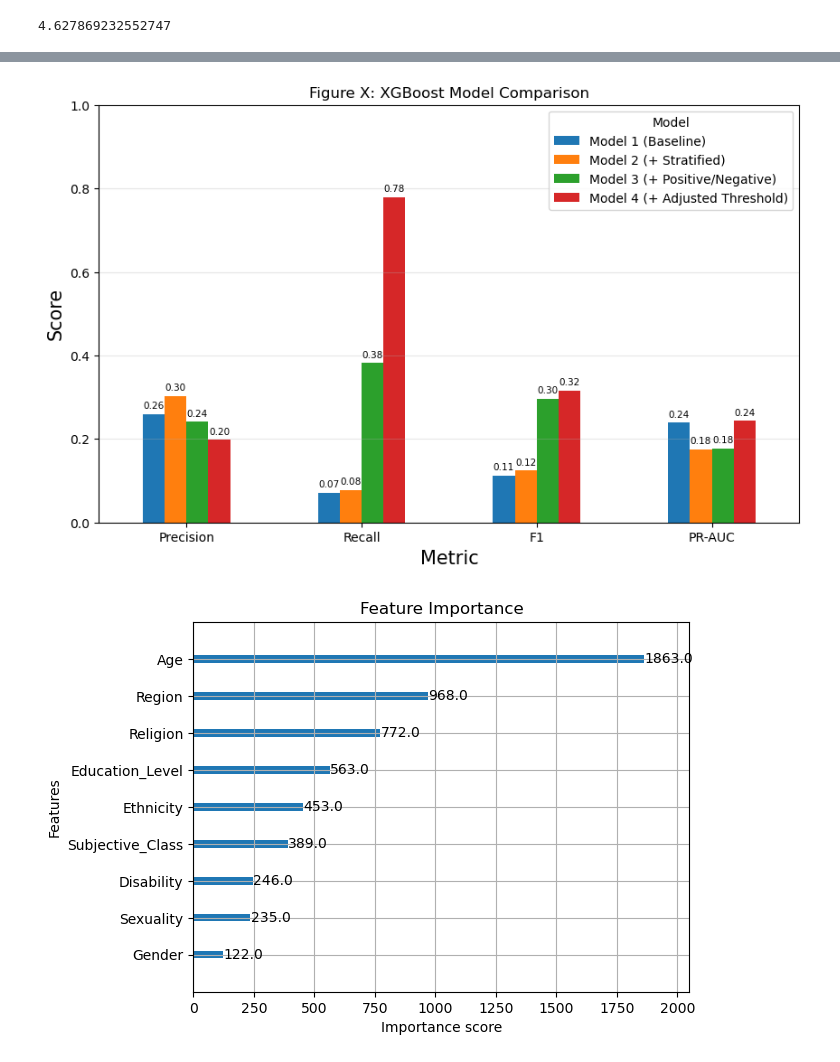
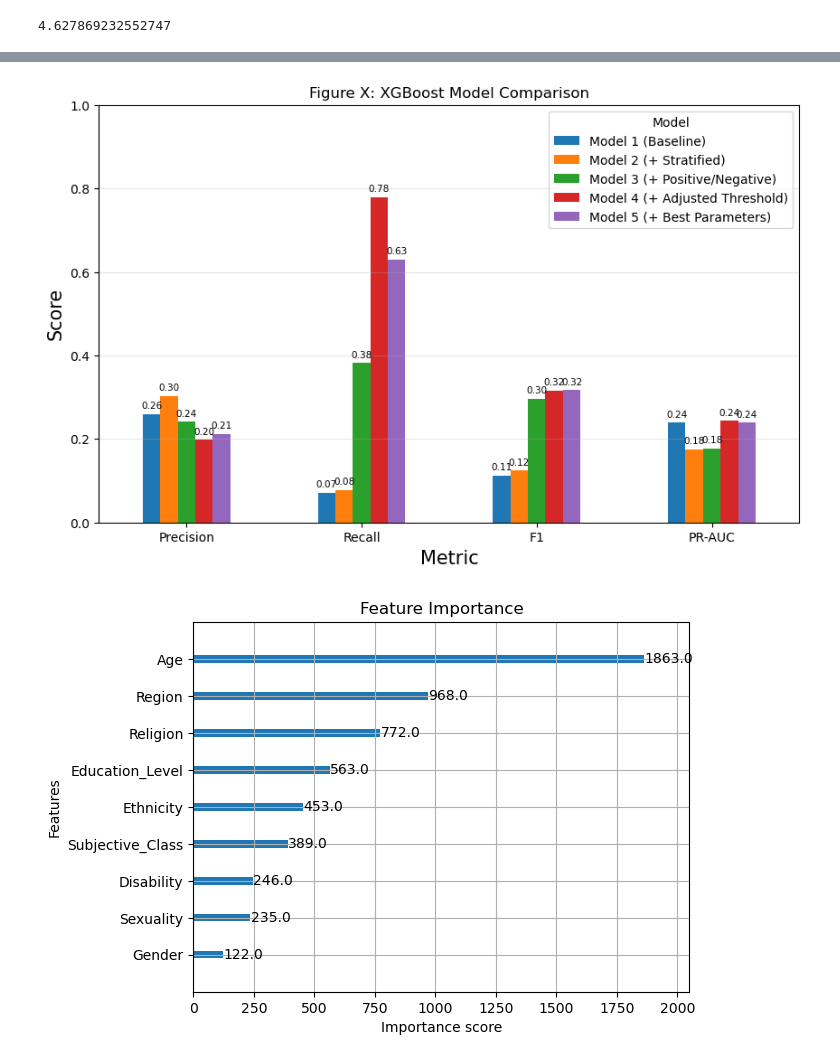
Before and after one commit to RyanWhitehead-04/MLSDS-Problem-Set-1, a Jupyter notebook: MLSDS_Problem_Set_1.ipynb, the cells around one changed output, grey strips where cells are left out. Cells and saved outputs as stored; diff of their text form; code cells hidden in the pictures.

```diff
--- a/MLSDS_Problem_Set_1.ipynb
+++ b/MLSDS_Problem_Set_1.ipynb
@@ -134,7 +135,8 @@ print(sum(BES_train_stratified[target])/len(BES_train_stratified[target]))
 print(sum(BES_test_stratified[target])/len(BES_test_stratified[target]))
 
 model2 = xgb.XGBClassifier(objective = 'binary:logistic',
-                           enable_categorical = True)
+                           enable_categorical = True,
+                           eval_metric = 'logloss')
 
 model2.fit(BES_train_stratified[features], BES_train_stratified[target])
 
@@ -161,7 +163,8 @@ print(positive/negative)
 
 model3 = xgb.XGBClassifier(objective = 'binary:logistic',
                            enable_categorical = True,
-                           scale_pos_weight = positive/negative)
+                           scale_pos_weight = positive/negative,
+                           eval_metric = 'logloss')
 
 model3.fit(BES_train_stratified[features], BES_train_stratified[target])
 
@@ -181,7 +184,8 @@ metrics3 = {
 
 model4 = xgb.XGBClassifier(objective = 'binary:logistic',
                            enable_categorical = True,
-                           scale_pos_weight = positive/negative)
+                           scale_pos_weight = positive/negative,
+                           eval_metric = 'logloss')
 
 model4.fit(BES_train_stratified[features], BES_train_stratified[target])
 
@@ -200,27 +292,49 @@ metrics4 = {
+# %%
+#Model 5 - Best Hyperparameters
+
+model5 = xgb.XGBClassifier(objective = 'binary:logistic',
+                           enable_categorical = True,
+                           scale_pos_weight = positive/negative,
+                           eval_metric = 'logloss',
+                           **best)
+
+model5.fit(BES_train_stratified[features], BES_train_stratified[target])
+
+probability_model5 = model5.predict_proba(BES_test_stratified[features])[:,1]
+
+threshold = 0.15
+pred5 = (probability_model5 >= threshold).astype(int)
+
+metrics5 = {
+    'Precision': precision_score(BES_test_stratified[target], pred5),
+    'Recall': recall_score(BES_test_stratified[target], pred5),
+    'F1': f1_score(BES_test_stratified[target], pred5),
+    'PR-AUC': average_precision_score(BES_test_stratified[target], probability_model5)}
 # %%
 #Plot metrics
 
 xgboost_model_scores = pd.DataFrame({
     'Model 1 (Baseline)': metrics1,
     'Model 2 (+ Stratified)': metrics2,
     'Model 3 (+ Positive/Negative)': metrics3,
-    'Model 4 (+ Adjusted Threshold)': metrics4})
+    'Model 4 (+ Adjusted Threshold)': metrics4,
+    "Model 5 (+ Best Parameters)": metrics5})
 
 ax = xgboost_model_scores.plot(kind = 'bar', figsize = (10, 6))
 
 for container in ax.containers:
     ax.bar_label(container, fmt = '%.2f', padding = 3, fontsize = 7.5)
 
 plt.title('Figure X: XGBoost Model Comparison')
 plt.ylabel('Score', fontsize = 15)
 plt.xlabel('Metric', fontsize = 15)
 plt.ylim(0, 1)
 plt.xticks(rotation = 0)
 plt.legend(title = 'Model')
 plt.grid(axis = 'y', alpha = 0.3)
 plt.show()
 # %% [output]
-[figure, old version]
+[figure, new version]
 # %%
 #Plot feature importance for model 5
 import matplotlib.pyplot as plt
```
Also changed, not shown: parts of 18 cells of this notebook, 1 other file.
